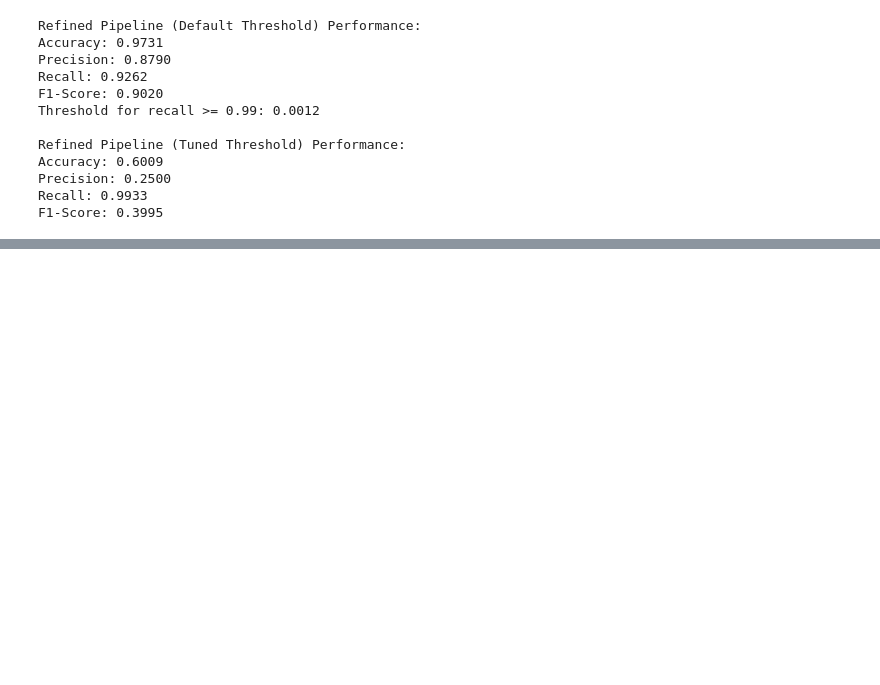
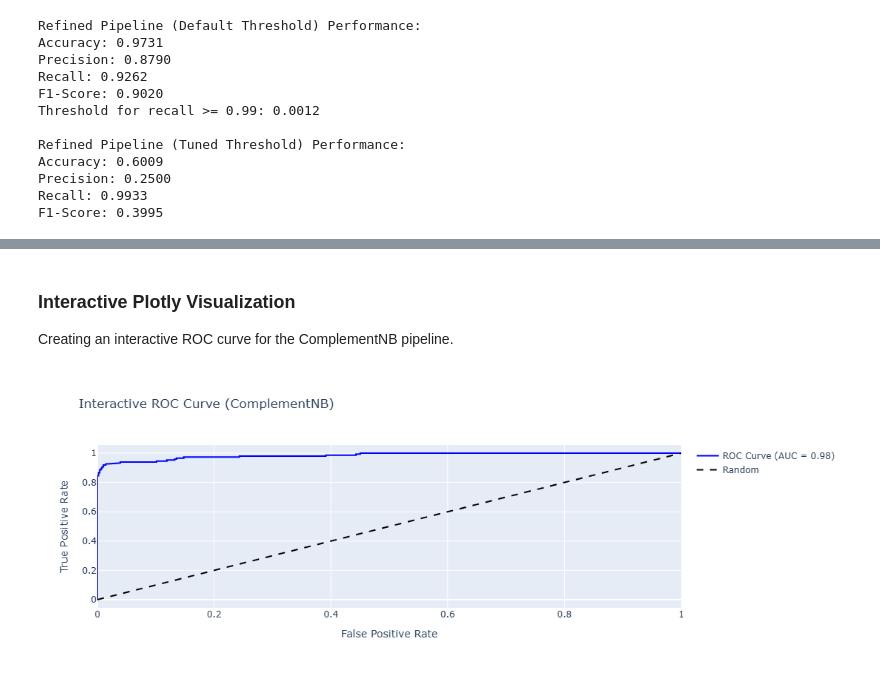
Before and after one commit to GoudyMT/naive-bayes-nlp-project, a Jupyter notebook: naive_bayes_project.ipynb, the cells around one changed output, grey strips where cells are left out. Cells and saved outputs as stored; diff of their text form; code cells hidden in the pictures; blank space fills up the shorter version.

```diff
--- a/naive_bayes_project.ipynb
+++ b/naive_bayes_project.ipynb
@@ -749,0 +802,21 @@ F1-Score: 0.3995
+# %% [markdown]
+### Interactive Plotly Visualization
+Creating an interactive ROC curve for the ComplementNB pipeline.
+# %%
+import plotly.graph_objects as go
+
+# Create interactive ROC curve
+fig = go.Figure()
+fig.add_trace(go.Scatter(x=fpr, y=tpr, mode='lines', name=f'ROC Curve (AUC = {roc_auc:.2f})', line=dict(color='blue')))
+fig.add_trace(go.Scatter(x=[0, 1], y=[0, 1], mode='lines', name='Random', line=dict(color='black', dash='dash')))
+fig.update_layout(
+    title='Interactive ROC Curve (ComplementNB)',
+    xaxis_title='False Positive Rate',
+    yaxis_title='True Positive Rate',
+    showlegend=True,
+    width=600,
+    height=400
+)
+fig.show()
+# %% [output]
+[figure, added]
```
Also changed, not shown: parts of 5 cells of this notebook, 4 other files.
